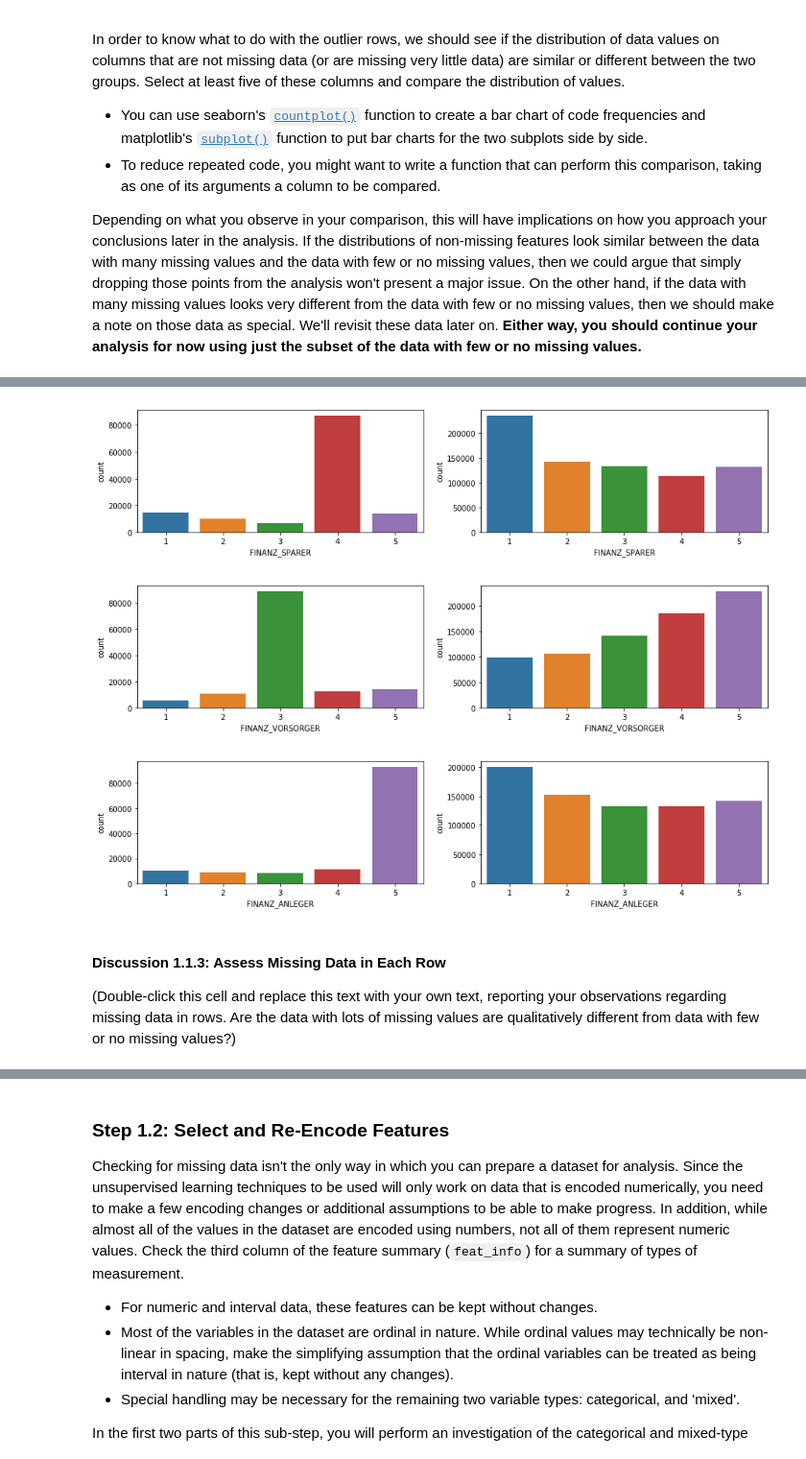
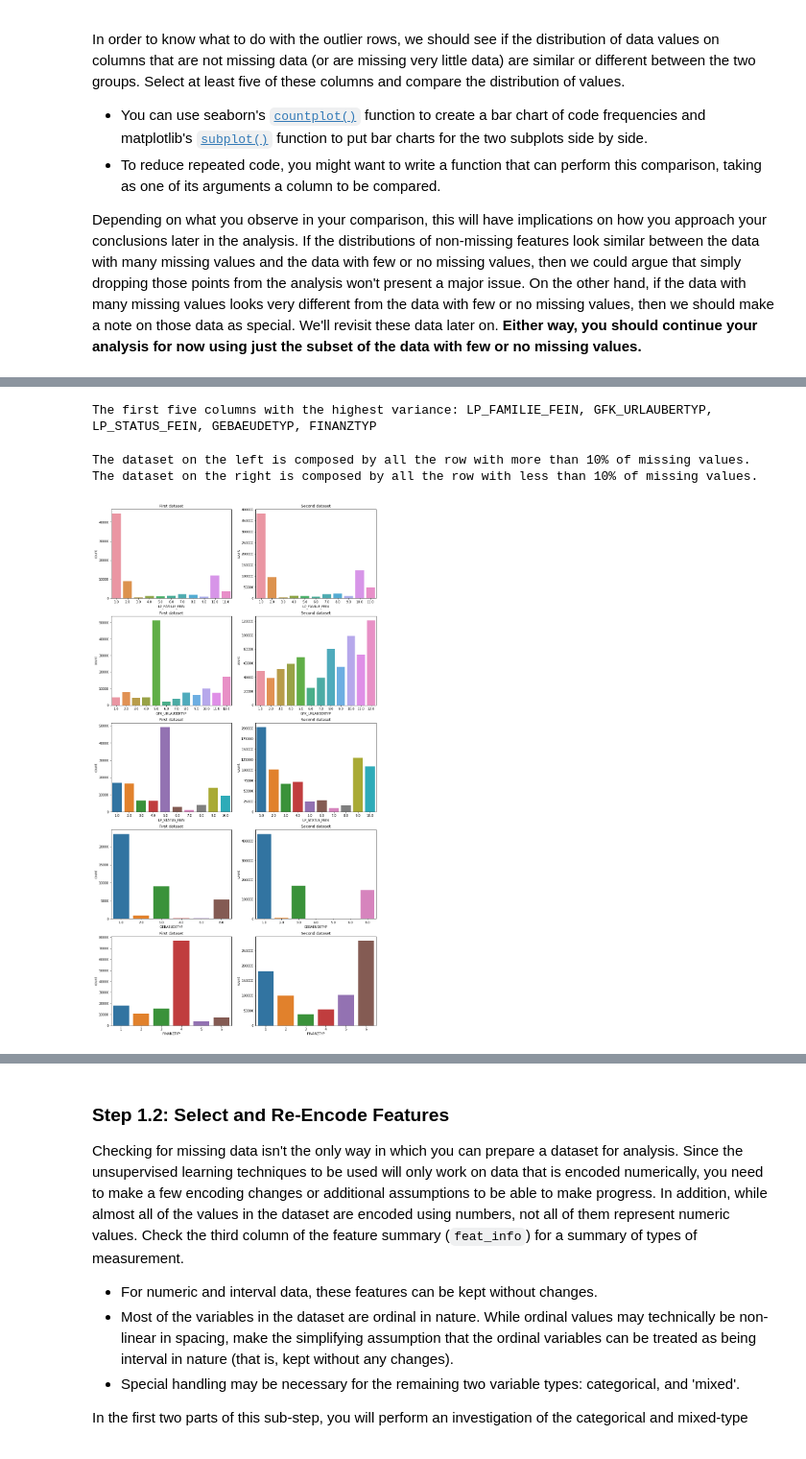
Before and after one commit to dexpota/udacity-machine-learning-introduction, a Jupyter notebook: projects/p3_customer_segments_with_arvato/identify_customer_segments.ipynb, the cells around one changed output, grey strips where cells are left out. Shown: that part at 96% size. Saved outputs shown, nothing was run; the diff lists cells and outputs as text; code cells hidden in the pictures.

```diff
--- a/projects/p3_customer_segments_with_arvato/identify_customer_segments.ipynb
+++ b/projects/p3_customer_segments_with_arvato/identify_customer_segments.ipynb
@@ -211,6 +206,4 @@ plt.show()
 # Remove the outlier columns from the dataset. (You'll perform other data
 # engineering tasks such as re-encoding and imputation later.)
 
-azdias_processed = azdias.drop(columns=missing_or_unknown.nlargest(7).index)
-
-azdias_processed.head()
+azdias.drop(columns=nan_cl_sum.nlargest(7).index, inplace=True)
@@ -282,7 +234,9 @@ Length: 891221, dtype: int64
 # Write code to divide the data into two subsets based on the number of missing
 # values in each row.
 
-group_selector = azdias_processed.isnull().sum(axis="columns")/n_columns > 0.10
+threshold = .10
+nan_row_sum = azdias.isnull().sum(axis="columns")
+rows_mask = nan_row_sum/len(azdias.columns) > threshold
 # %%
 # Assert that the sum of the dimensions is the original dataset size
 
@@ -319,14 +244,39 @@ compare(azdias_processed[group_selector], azdias_processed[~group_selector], "FI
-# %%
-compare(azdias_processed[group_selector], azdias_processed[~group_selector], "FINANZ_SPARER")
-# %% [output]
-[figure, removed]
-# %%
-compare(azdias_processed[group_selector], azdias_processed[~group_selector], "FINANZ_VORSORGER")
-# %% [output]
-[figure, removed]
-# %%
-compare(azdias_processed[group_selector], azdias_processed[~group_selector], "FINANZ_ANLEGER")
-# %% [output]
-[figure, removed]
+# %%
+categorical_columns = feat_info[feat_info['type'] == "categorical"].attribute
+categorical_columns = categorical_columns[categorical_columns.isin(azdias.columns)]
+columns_to_compare = azdias[categorical_columns].var().nlargest(5).index.tolist()
+
+print("The first five columns with the highest variance: " + ", ".join(columns_to_compare))
+# %% [output]
+The first five columns with the highest variance: LP_FAMILIE_FEIN, GFK_URLAUBERTYP, LP_STATUS_FEIN, GEBAEUDETYP, FINANZTYP
+# %%
+# Define an utility to compare the number of missing values for a column between datasets
+
+def compare_missing_values(first, second, column, index):
+    """
+    Compare the total count of NaNs values for the same colum in the two Dataframe passed as arguments.
+    """
+
+    ax = plt.subplot(len(columns_to_compare), 2, 2*index + 1)
+    ax.set_title("First dataset")
+    sns.countplot(x=column, data=azdias[rows_mask], ax=ax)
+    ax = plt.subplot(len(columns_to_compare), 2, 2*index + 2)
+    ax.set_title("Second dataset")
+    sns.countplot(x=column, data=azdias[~rows_mask], ax=ax)
+# %%
+# Compare the distribution of values for at least five columns where there are
+# no or few missing values, between the two subsets.
+
+print("The dataset on the left is composed by all the row with more than 10% of missing values.")
+print("The dataset on the right is composed by all the row with less than 10% of missing values.")
+
+plt.figure(figsize=(15,30))
+for index, column in enumerate(columns_to_compare):
+    compare_missing_values(azdias[rows_mask], azdias[~rows_mask], column, index)
+plt.show()
+# %% [output]
+The dataset on the left is composed by all the row with more than 10% of missing values.
+The dataset on the right is composed by all the row with less than 10% of missing values.
+[figure, added]
 # %%
 # Remove all rows with more than 10% of data missing
@@ -335,4 +283,0 @@ azdias_processed = azdias_processed[~group_selector]
-# %% [markdown]
-#### Discussion 1.1.3: Assess Missing Data in Each Row
-
-(Double-click this cell and replace this text with your own text, reporting your observations regarding missing data in rows. Are the data with lots of missing values are qualitatively different from data with few or no missing values?)
```
Also changed, not shown: parts of 89 cells of this notebook, 1 other file.
